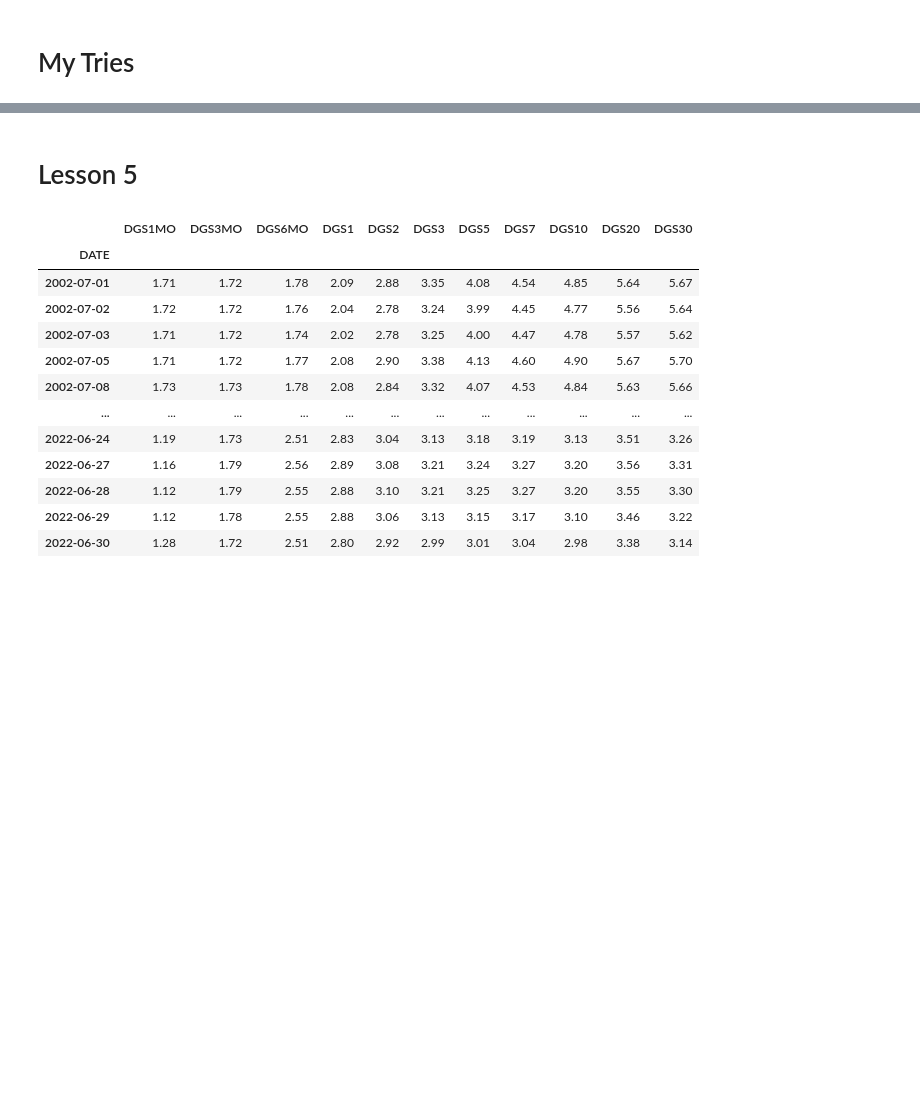
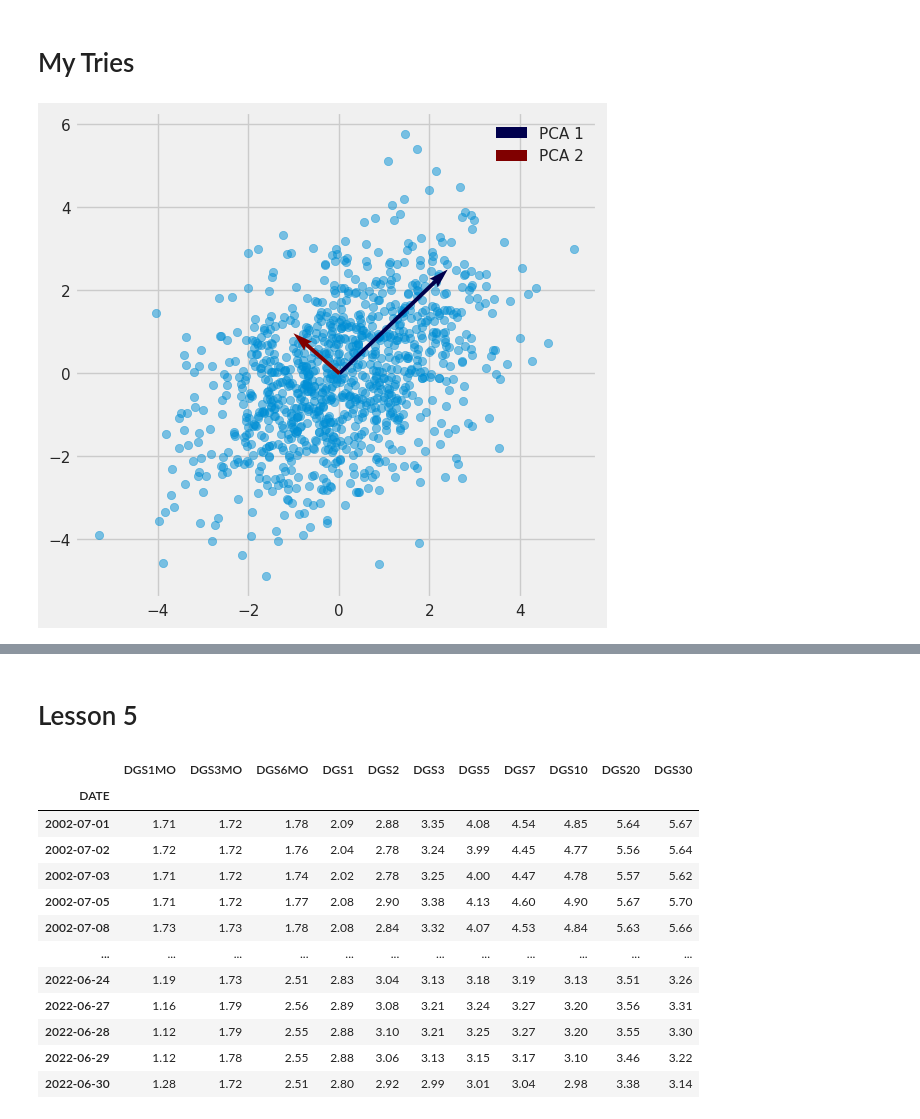
Before and after one commit to adevrent/WQU_DP, a Jupyter notebook: WQU_ML/M2.ipynb, the cells around one changed output, grey strips where cells are left out. Saved outputs shown, nothing was run; the diff lists cells and outputs as text; code cells hidden in the pictures; blank space fills up the shorter version.

```diff
--- a/WQU_ML/M2.ipynb
+++ b/WQU_ML/M2.ipynb
@@ -1504,19 +1504,47 @@ Fig. 3: Biplot without the scores
 # %% [markdown]
 # My Tries
 # %%
+import matplotlib.cm as cm
+
 def eig_decomp(Sigma):
     Phi = np.linalg.eigh(Sigma)[1][:, ::-1]
     Lambda = np.diag(np.linalg.eigh(Sigma)[0][::-1])
     return Phi, Lambda
 
 def manual_PCA(X, min_perc_var=0.80):
     X_st = (X - X.mean(axis=0))
     Sigma = np.cov(X_st.T)
     Phi, Lambda = eig_decomp(Sigma)
     perc_var = np.diagonal(Lambda).cumsum() / np.diagonal(Lambda).sum()
     print("perc_var:", perc_var)
     num_pc = np.where(perc_var > min_perc_var)[0][0] + 1  # Pick the first k eigenvectors
     Phi_reduced = Phi[:, :num_pc]  # P_reduced.shape = (d, k)
 
     X_PCA = (Phi_reduced.T @ X_st.T).T  # X_PCA.shape = (n, k)
     return Phi_reduced, X_PCA
+
+def plot_2d_PCA(X):
+    X_st = (X - X.mean(axis=0))
+    Sigma = np.cov(X_st.T)
+    Phi, Lambda = eig_decomp(Sigma)
+    plt.figure(figsize=(6, 6))
+    plt.scatter(X[:, 0], X[:, 1], alpha=0.5)
+    scale = np.diagonal(Lambda) / np.diagonal(Lambda).sum()
+    colors = cm.seismic(np.linspace(0, 1, Phi.shape[1]))
+    for j in range(Phi.shape[1]):
+        plt.quiver(*np.array([0, 0]), *Phi[:, j], angles='xy', scale_units='xy', scale=1-scale[j], color=colors[j], label=f'PCA {j+1}')
+    plt.legend()
+    plt.show()
+
+Mu = np.array([0.1, -0.1])
+Sigma = np.array([
+    [1, 2.5],
+    [2.5, 1],
+])
+n = 1000
+
+X = np.random.multivariate_normal(Mu, Sigma, n)
+
+plot_2d_PCA(X)
+# %% [output]
+[figure, added]
```
Also changed, not shown: parts of 27 cells of this notebook, 1 other file.
